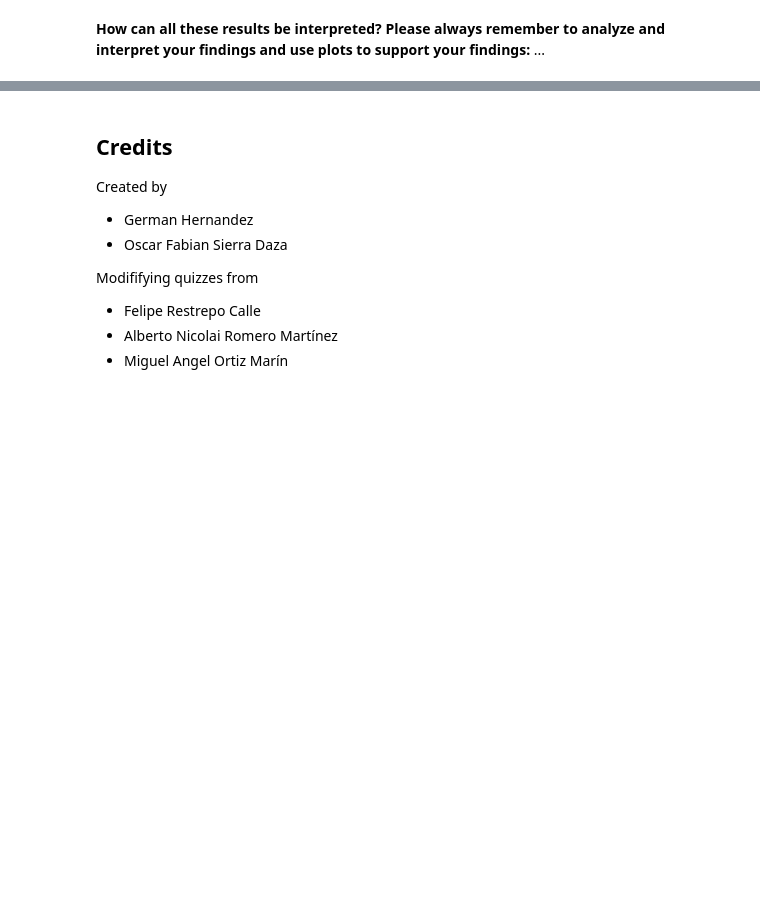
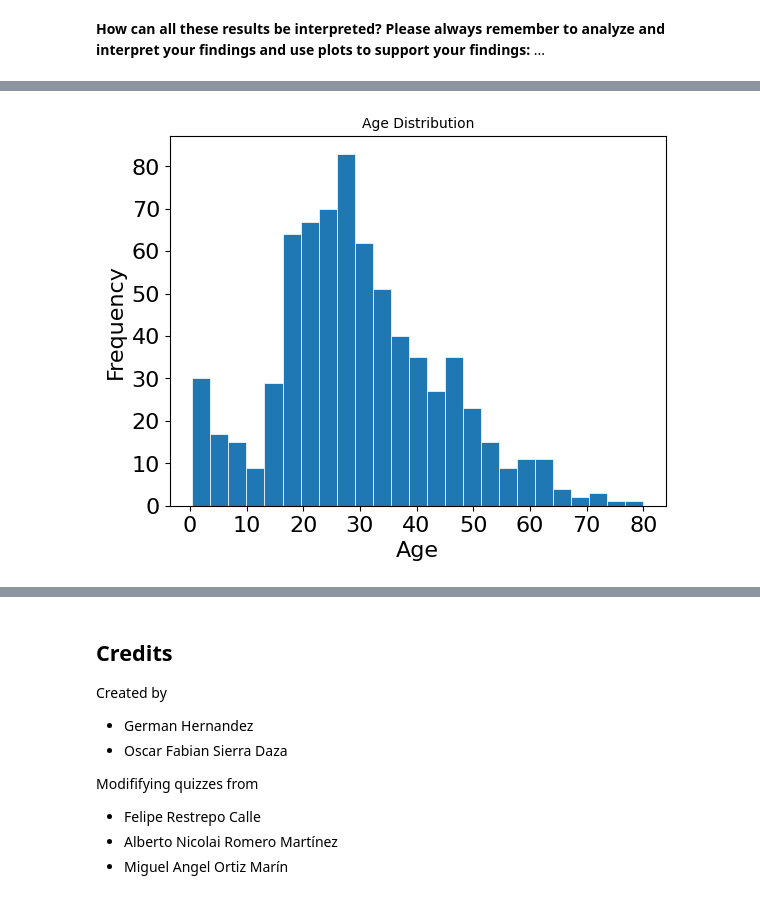
Before and after one commit to spinedace/AlgorithmsUN2023II, a Jupyter notebook: Quiz3/spinedace_Quiz3.ipynb, the cells around one changed output, grey strips where cells are left out. Cells and saved outputs as stored; diff of their text form; code cells hidden in the pictures; blank space fills up the shorter version.

```diff
--- a/Quiz3/spinedace_Quiz3.ipynb
+++ b/Quiz3/spinedace_Quiz3.ipynb
@@ -708,0 +722,14 @@ The output of the above cell should be:
+# %%
+
+
+
+plt.hist(titanic['Age'], bins=25, edgecolor='white', linewidth=0.5)
+plt.rc('axes', titlesize=10)
+plt.rc('axes', labelsize=5)
+plt.rc('xtick', labelsize=5)
+plt.rc('ytick', labelsize=5)
+plt.title('Age Distribution')
+plt.xlabel('Age', )
+plt.ylabel('Frequency');
+# %% [output]
+[figure, added]
```
Also changed, not shown: parts of 6 cells of this notebook.
